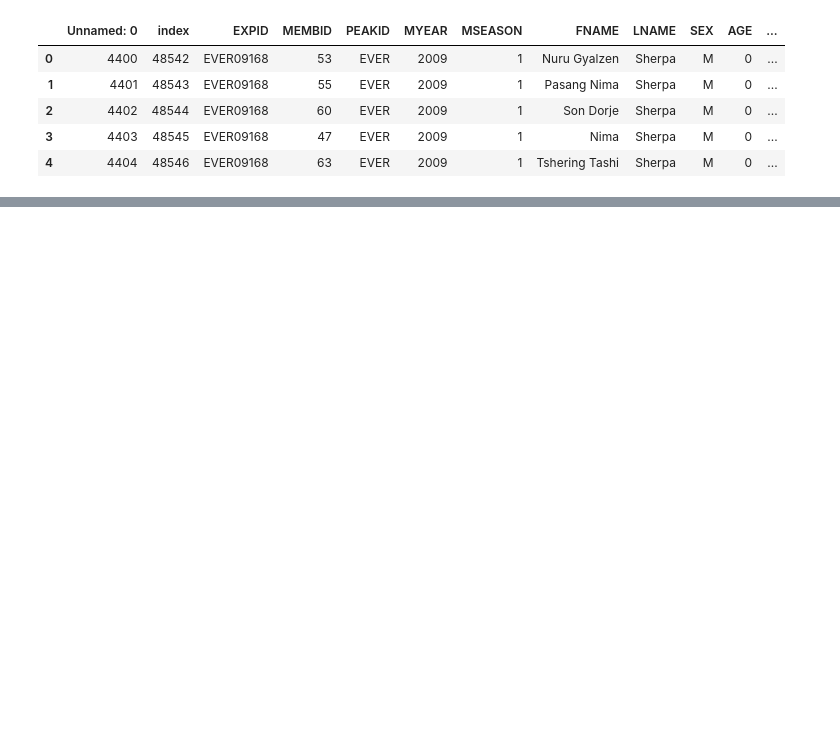
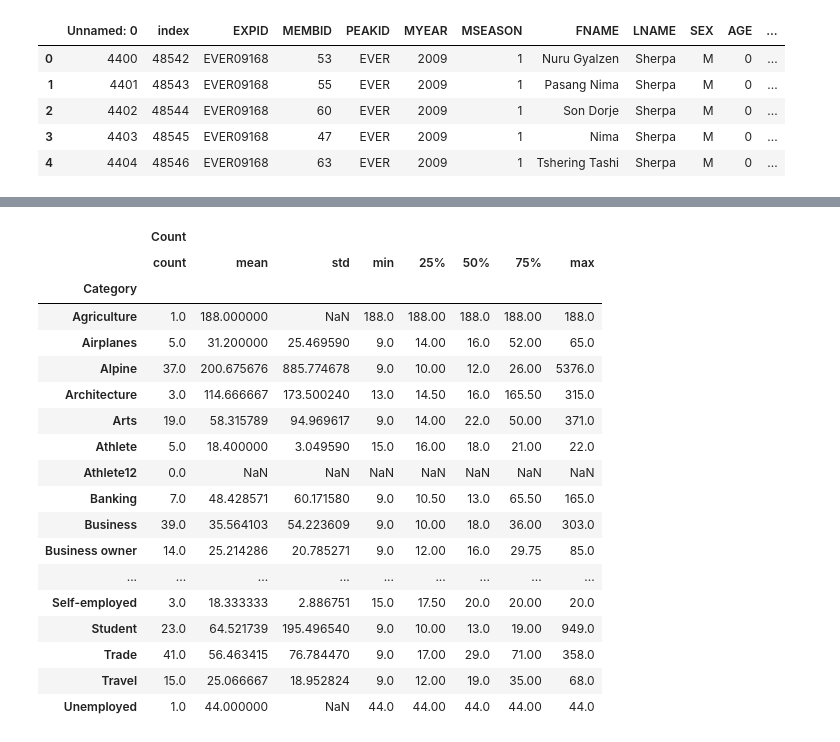
Before and after one commit to elbertwang3/himalayas, a Jupyter notebook: data/Untitled.ipynb, the cells around one changed output, grey strips where cells are left out. Cells and saved outputs as stored; diff of their text form; code cells hidden in the pictures; blank space fills up the shorter version.

```diff
--- a/data/Untitled.ipynb
+++ b/data/Untitled.ipynb
@@ -511,0 +407,24 @@ pt3joined.drop(pt3joined.columns[[0]], axis=1)
+# %%
+oc2 = pd.read_csv("occupationcount2.csv")
+# %%
+oc2.groupby(['Category']).describe()
+# %% [output]
+|  | Count |  |  |  |  |  |  |  |
+|  | count | mean | std | min | 25% | 50% | 75% | max |
+| Category |  |  |  |  |  |  |  |  |
+| Agriculture | 1.0 | 188.000000 | NaN | 188.0 | 188.00 | 188.0 | 188.00 | 188.0 |
+| Airplanes | 5.0 | 31.200000 | 25.469590 | 9.0 | 14.00 | 16.0 | 52.00 | 65.0 |
+| Alpine | 37.0 | 200.675676 | 885.774678 | 9.0 | 10.00 | 12.0 | 26.00 | 5376.0 |
+| Architecture | 3.0 | 114.666667 | 173.500240 | 13.0 | 14.50 | 16.0 | 165.50 | 315.0 |
+| Arts | 19.0 | 58.315789 | 94.969617 | 9.0 | 14.00 | 22.0 | 50.00 | 371.0 |
+| Athlete | 5.0 | 18.400000 | 3.049590 | 15.0 | 16.00 | 18.0 | 21.00 | 22.0 |
+| Athlete12 | 0.0 | NaN | NaN | NaN | NaN | NaN | NaN | NaN |
+| Banking | 7.0 | 48.428571 | 60.171580 | 9.0 | 10.50 | 13.0 | 65.50 | 165.0 |
+| Business | 39.0 | 35.564103 | 54.223609 | 9.0 | 10.00 | 18.0 | 36.00 | 303.0 |
+| Business owner | 14.0 | 25.214286 | 20.785271 | 9.0 | 12.00 | 16.0 | 29.75 | 85.0 |
+| ... | ... | ... | ... | ... | ... | ... | ... | ... |
+| Self-employed | 3.0 | 18.333333 | 2.886751 | 15.0 | 17.50 | 20.0 | 20.00 | 20.0 |
+| Student | 23.0 | 64.521739 | 195.496540 | 9.0 | 10.00 | 13.0 | 19.00 | 949.0 |
+| Trade | 41.0 | 56.463415 | 76.784470 | 9.0 | 17.00 | 29.0 | 71.00 | 358.0 |
+| Travel | 15.0 | 25.066667 | 18.952824 | 9.0 | 12.00 | 19.0 | 35.00 | 68.0 |
+| Unemployed | 1.0 | 44.000000 | NaN | 44.0 | 44.00 | 44.0 | 44.00 | 44.0 |
```
Also changed, not shown: parts of 54 cells of this notebook, 21 other files.
